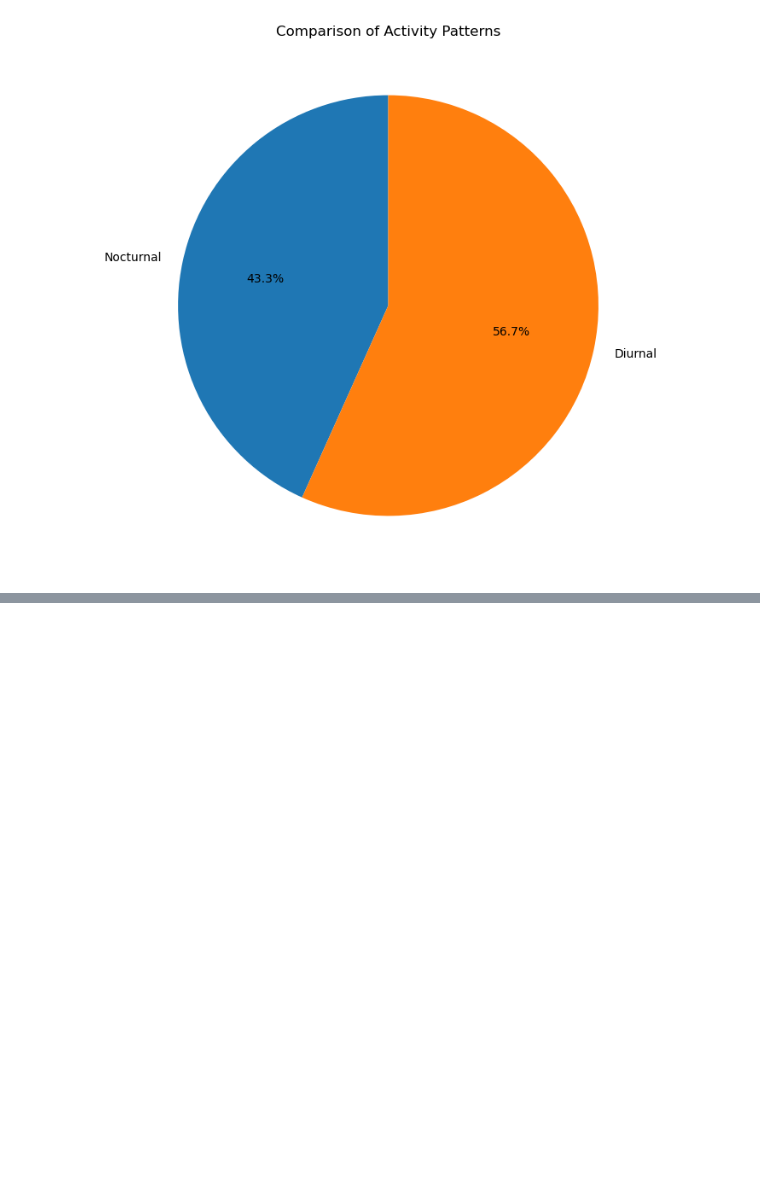
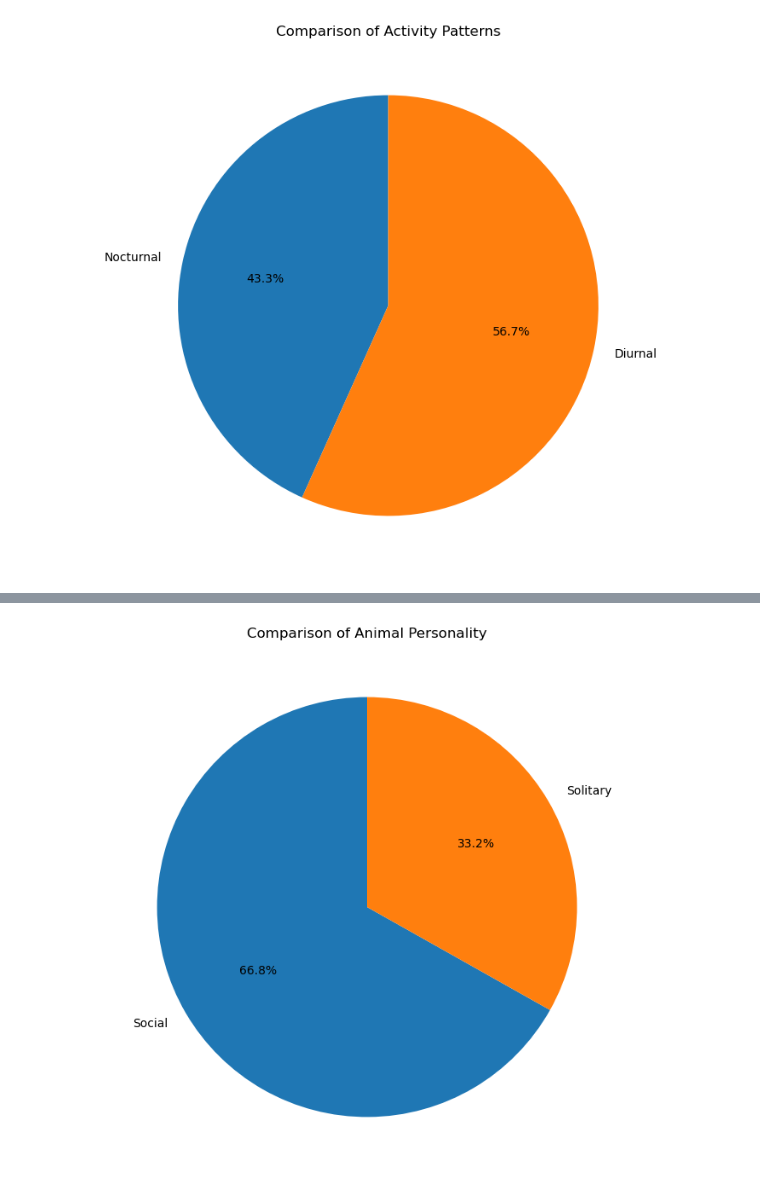
Before and after one commit to FlazeFy2/DS-Animal_Analyzing, a Jupyter notebook: exploratory data analysis-pie.ipynb, the cells around one changed output, grey strips where cells are left out. Saved outputs shown, nothing was run; the diff lists cells and outputs as text; code cells hidden in the pictures; blank space fills up the shorter version.

```diff
--- a/exploratory data analysis-pie.ipynb
+++ b/exploratory data analysis-pie.ipynb
@@ -113,0 +116,28 @@ plt.show()
+# %%
+import pandas as pd
+import matplotlib.pyplot as plt
+
+df = pd.read_csv("animals_info new.csv")
+
+# Exploratory Data Analysis (EDA) - Pie Chart Comparison of Animal Personality
+# Split the Attributes
+df['Attributes'] = df['Attributes'].str.split(',')
+
+# Find Specific attributes & Count
+df['Social'] = df['Attributes'].apply(lambda x: 'Social' in x)
+df['Solitary'] = df['Attributes'].apply(lambda x: 'Solitary' in x)
+comparison = {
+    'Social': df['Social'].sum(),
+    'Solitary': df['Solitary'].sum(),
+}
+
+# Dataset
+comparison_df = pd.DataFrame(list(comparison.items()), columns=['Animal Personality', 'Count'])
+
+# Pie Chart
+plt.figure(figsize=(8, 8))
+plt.pie(comparison_df['Count'], labels=comparison_df['Animal Personality'], autopct='%1.1f%%', startangle=90)
+plt.title("Comparison of Animal Personality")
+plt.show()
+# %% [output]
+[figure, added]
```
Also changed, not shown: parts of 1 cell of this notebook.
